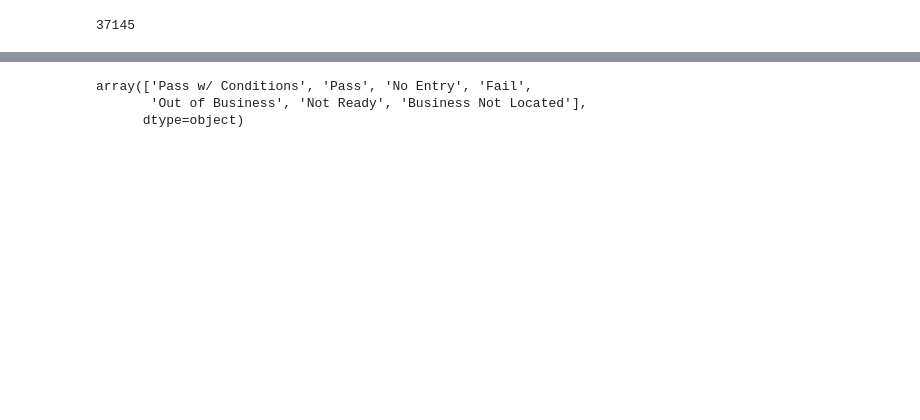
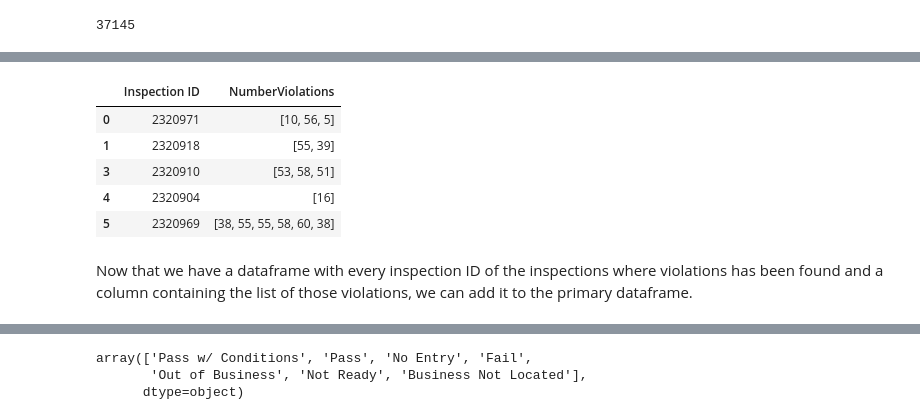
Before and after one commit to clairebilat/ada-2019-project-lost-and-found, a Jupyter notebook: couleurs_d_automne.ipynb, the cells around one changed output, grey strips where cells are left out. Cells and saved outputs as stored; diff of their text form; code cells hidden in the pictures; blank space fills up the shorter version.

```diff
--- a/couleurs_d_automne.ipynb
+++ b/couleurs_d_automne.ipynb
@@ -280,0 +307,4 @@ eat_seat.head()
+# %%
+temp = eat_seat.dropna(subset=['Violations'], axis = 0, how = 'all')
+# %%
+violations = temp.apply(lambda row: re.findall('\|\s([0-9]+)[.]', str(row['Violations'])), axis = 1)
@@ -280,0 +319,14 @@ eat_seat.head()
+# %%
+temp = temp.assign(NumberViolations = violations)
+# %%
+temp = temp[['Inspection ID', 'NumberViolations']]
+temp.head()
+# %% [output]
+|  | Inspection ID | NumberViolations |
+| 0 | 2320971 | [10, 56, 5] |
+| 1 | 2320918 | [55, 39] |
+| 3 | 2320910 | [53, 58, 51] |
+| 4 | 2320904 | [16] |
+| 5 | 2320969 | [38, 55, 55, 58, 60, 38] |
+# %% [markdown]
+Now that we have a dataframe with every inspection ID of the inspections where violations has been found and a column containing the list of those violations, we can add it to the primary dataframe.
```
Also changed, not shown: parts of 90 cells of this notebook.
